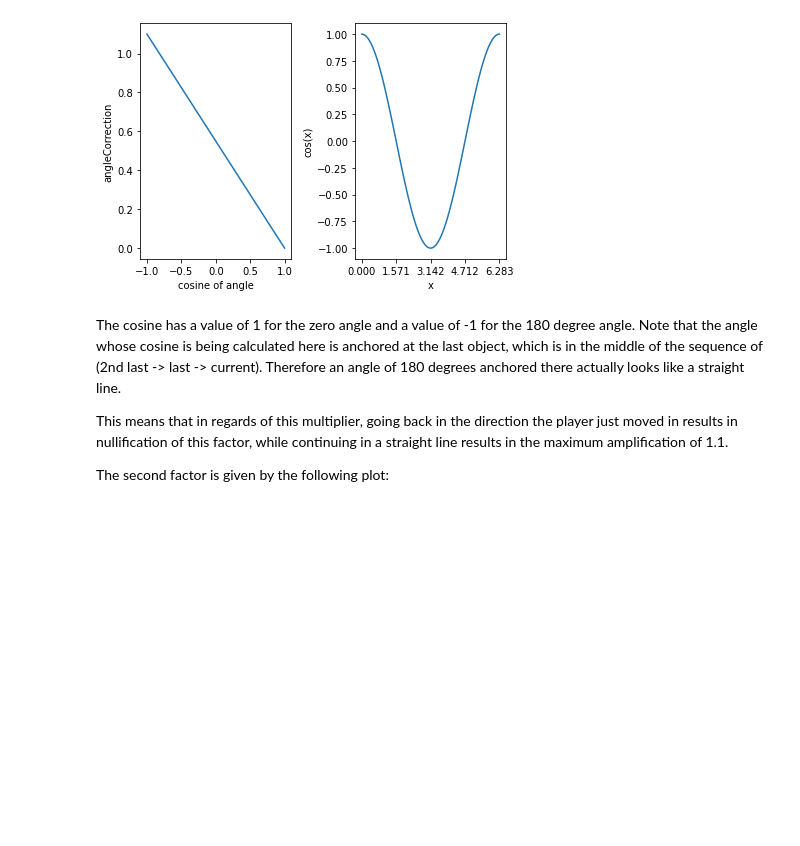
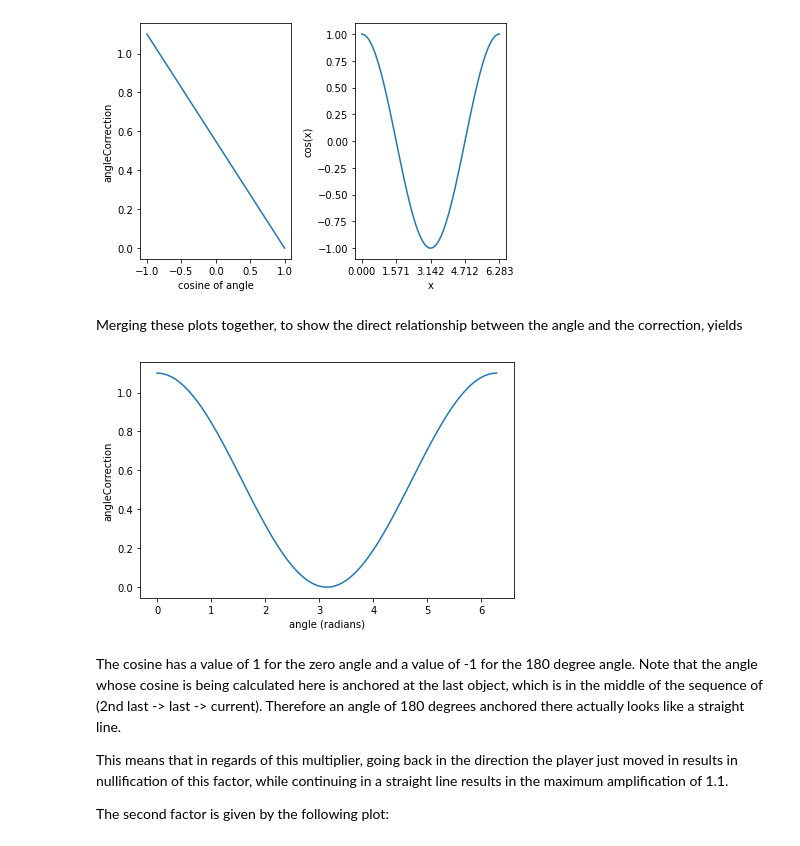
Before and after one commit to bdach/delta-rework-docs, a Jupyter notebook: Movement extraction.ipynb, the cells around one changed output. Drawn from its saved outputs; the diff is of its cells as text; code cells hidden in the pictures; blank space fills up the shorter version.

Commit message:
Plot angleCorrection more directly

```diff
--- a/Movement extraction.ipynb
+++ b/Movement extraction.ipynb
@@ -50,6 +50,22 @@ plt.plot(xs, ys)
 fig.tight_layout()
 # %% [output]
 [figure]
+# %% [markdown]
+Merging these plots together, to show the direct relationship between the angle and the correction, yields
+# %%
+xs = np.linspace(0, 2 * math.pi, 100)
+ys = (np.cos(xs) + 1) / 2 * 1.1
+
+fig = plt.figure()
+
+ax = fig.add_subplot()
+ax.set_xlabel('angle (radians)')
+ax.set_ylabel('angleCorrection')
+plt.plot(xs, ys)
+
+fig.tight_layout()
+# %% [output]
+[figure, added]
 # %% [markdown]
 The cosine has a value of 1 for the zero angle and a value of -1 for the 180 degree angle. Note that the angle whose cosine is being calculated here is anchored at the last object, which is in the middle of the sequence of (2nd last -> last -> current). Therefore an angle of 180 degrees anchored there actually looks like a straight line.
 
```
Also changed, not shown: parts of 2 cells of this notebook.
